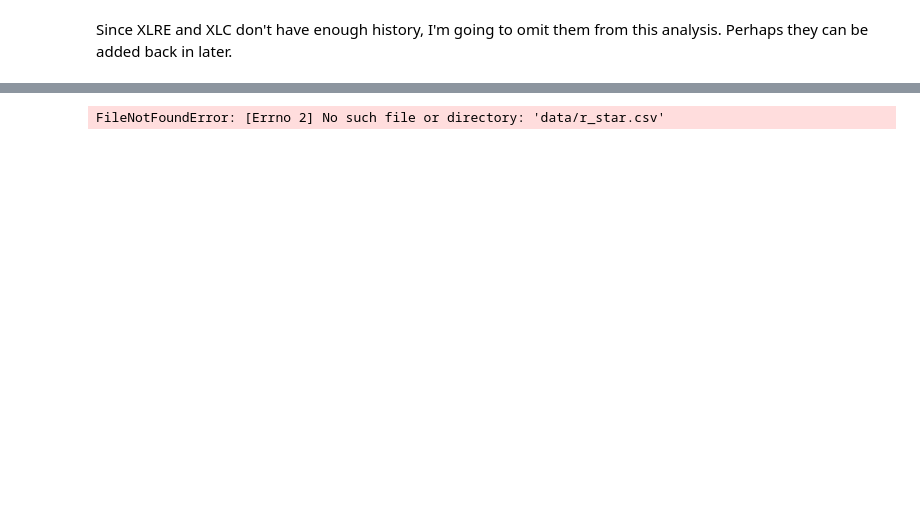
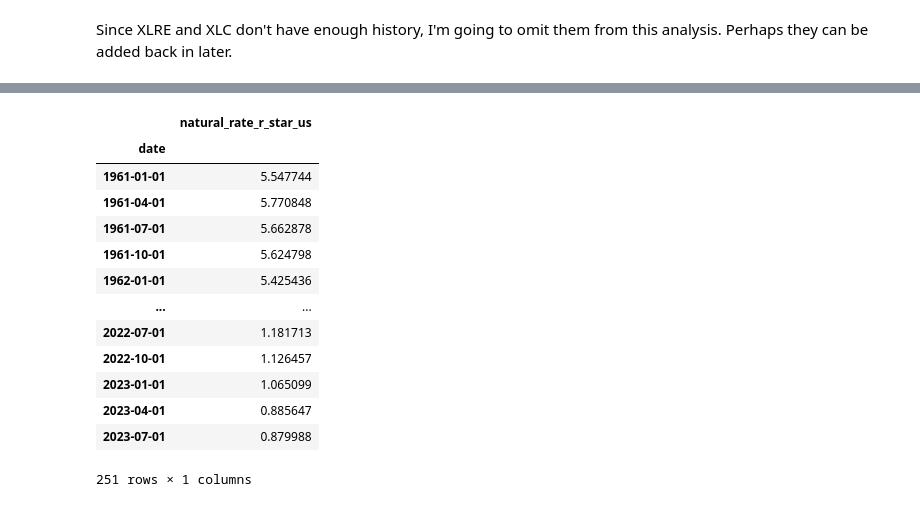
Before and after one commit to afwarfel/fair-value, a Jupyter notebook: notebooks/fed_funds_rate_sector_success.ipynb, the cells around one changed output, grey strips where cells are left out. Saved outputs shown, nothing was run; the diff lists cells and outputs as text; code cells hidden in the pictures; blank space fills up the shorter version.

```diff
--- a/notebooks/fed_funds_rate_sector_success.ipynb
+++ b/notebooks/fed_funds_rate_sector_success.ipynb
@@ -89,10 +91,25 @@ sector_etfs
-# %%
-hlw_estimates = pd.read_csv(os.path.join('data','r_star.csv'),index_col=0,parse_dates=True)
-# lowercase all columns, and replace spaces, parentheses, commas, and asterisks with underscores
-hlw_estimates.columns = [col.lower().replace(' ','_').replace('(','').replace(')','').replace(',','').replace('*','') for col in hlw_estimates.columns]
-hlw_estimates
-# %% [output]
-FileNotFoundError: [Errno 2] No such file or directory: 'data/r_star.csv'
+# %%
+if not os.path.exists(os.path.join('..','data','r_star_estimates.csv')):
+    extract_r_star_data()
+
+hlw_estimates = pd.read_csv(os.path.join('data','r_star_estimates.csv'),index_col=0,parse_dates=True)
+hlw_estimates = hlw_estimates[['natural_rate_r_star_us']]
+hlw_estimates
+# %% [output]
+|  | natural_rate_r_star_us |
+| date |  |
+| 1961-01-01 | 5.547744 |
+| 1961-04-01 | 5.770848 |
+| 1961-07-01 | 5.662878 |
+| 1961-10-01 | 5.624798 |
+| 1962-01-01 | 5.425436 |
+| ... | ... |
+| 2022-07-01 | 1.181713 |
+| 2022-10-01 | 1.126457 |
+| 2023-01-01 | 1.065099 |
+| 2023-04-01 | 0.885647 |
+| 2023-07-01 | 0.879988 |
+251 rows × 1 columns
 # %%
 # join the hlw_estimates to the combined_data dataframe on the date index
 combined_data = combined_data.join(hlw_estimates,how='left')
```
Also changed, not shown: parts of 22 cells of this notebook, 2 other files.
